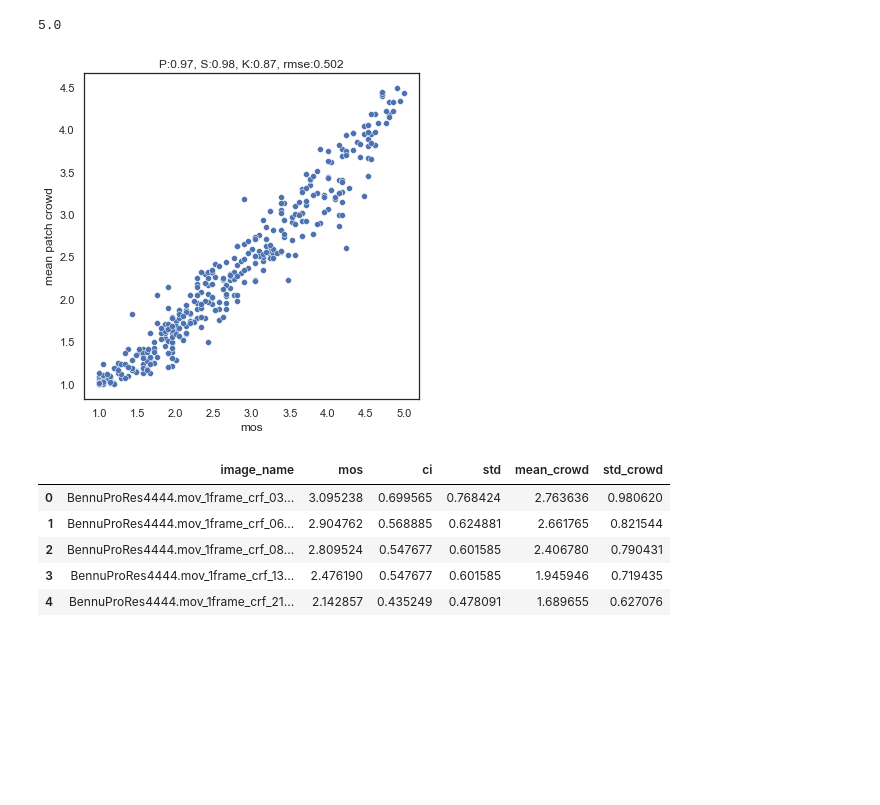
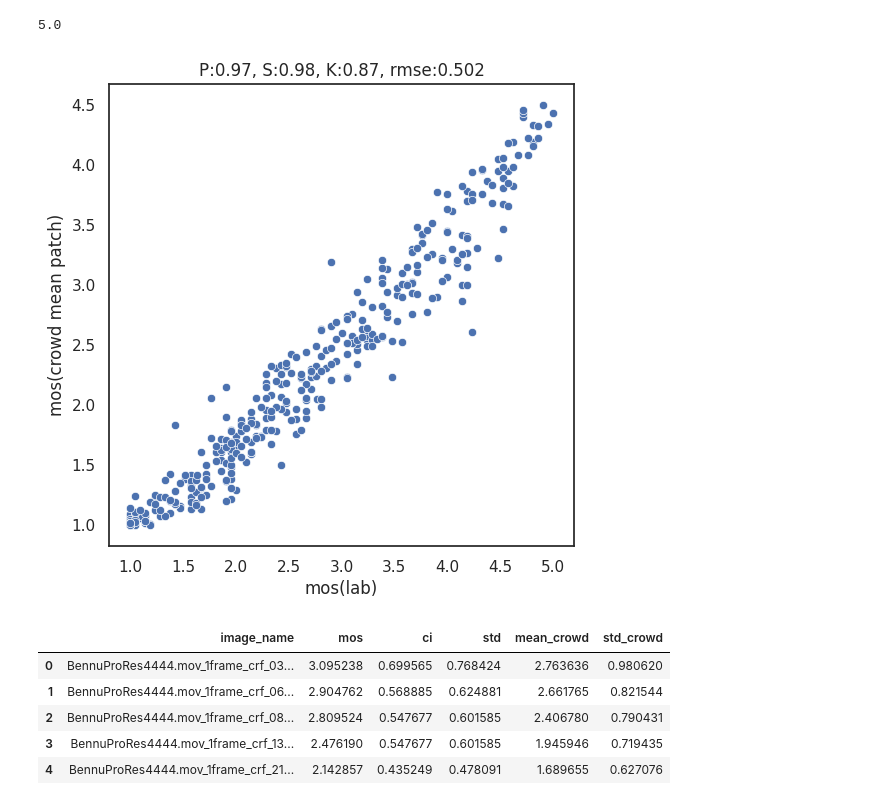
Before and after one commit to Telecommunication-Telemedia-Assessment/image_quality_test, a Jupyter notebook: test_2/analyze.ipynb, the cells around one changed output. Cells and saved outputs as stored; diff of their text form; code cells hidden in the pictures; blank space fills up the shorter version.

```diff
--- a/test_2/analyze.ipynb
+++ b/test_2/analyze.ipynb
@@ -177,7 +177,7 @@ save_fig(ax, "user_windowheight")
 [figure]
 # %%
 d(df.head())
-df["rating"] = df["rating"].astype(np.int)
+df["rating"] = df["rating"].copy().astype(np.int32)
 # select pure ratings
 dr = df[df["rating"] > 0]
 print(
@@ -187,7 +187,7 @@ print(
 )
 
 dr["c"] = 1
-sns.distplot(dr.groupby(by="user_ID").count().reset_index()["c"])
+sns.histplot(dr.groupby(by="user_ID").count().reset_index()["c"], kde=True)
 # %% [output]
 |  | user_ID | stimuli_ID | stimuli_file | rating_type | rating | timestamp |
 | 0 | 1 | -1 |  | user_registered | -1 | 2020-03-27 13:50:53 566942 |
@@ -529,29 +546,31 @@ dmerged["mos"].max()
 # %%
 rmse = ((dmerged["mos"] - dmerged["mean_crowd"]) ** 2).mean() ** .5
 p = dmerged[["mos", "mean_crowd"]].corr(method="pearson")["mos"][1].round(2)
 s = dmerged[["mos", "mean_crowd"]].corr(method="spearman")["mos"][1].round(2)
 k = dmerged[["mos", "mean_crowd"]].corr(method="kendall")["mos"][1].round(2)
 
 corr = "P:{}, S:{}, K:{}, rmse:{}".format(
     p,
     s,
     k,
     rmse.round(3)
 )
 
 
 sns.set(rc={'figure.figsize':(6,6)})
 sns.set_style("white")
 
 #dmerged.plot(x="mos", y="mean_crowd", kind="scatter", figsize=(6,6), title=corr)
 
 ax = sns.scatterplot(x="mos", y="mean_crowd", data=dmerged)
 ax.set_title(corr)
-ax.set_ylabel("mean patch crowd")
+ax.set_ylabel("mos(crowd mean patch)")
+ax.set_xlabel("mos(lab)")
+
 
 save_fig(ax, "mean_patch_mos")
 # %% [output]
-[figure, old version]
+[figure, new version]
 # %%
 d(dmerged.head())
 dmerged.to_csv("mean_crowd_mos.csv", index=False)
```
Also changed, not shown: parts of 11 cells of this notebook, 26 other files.
